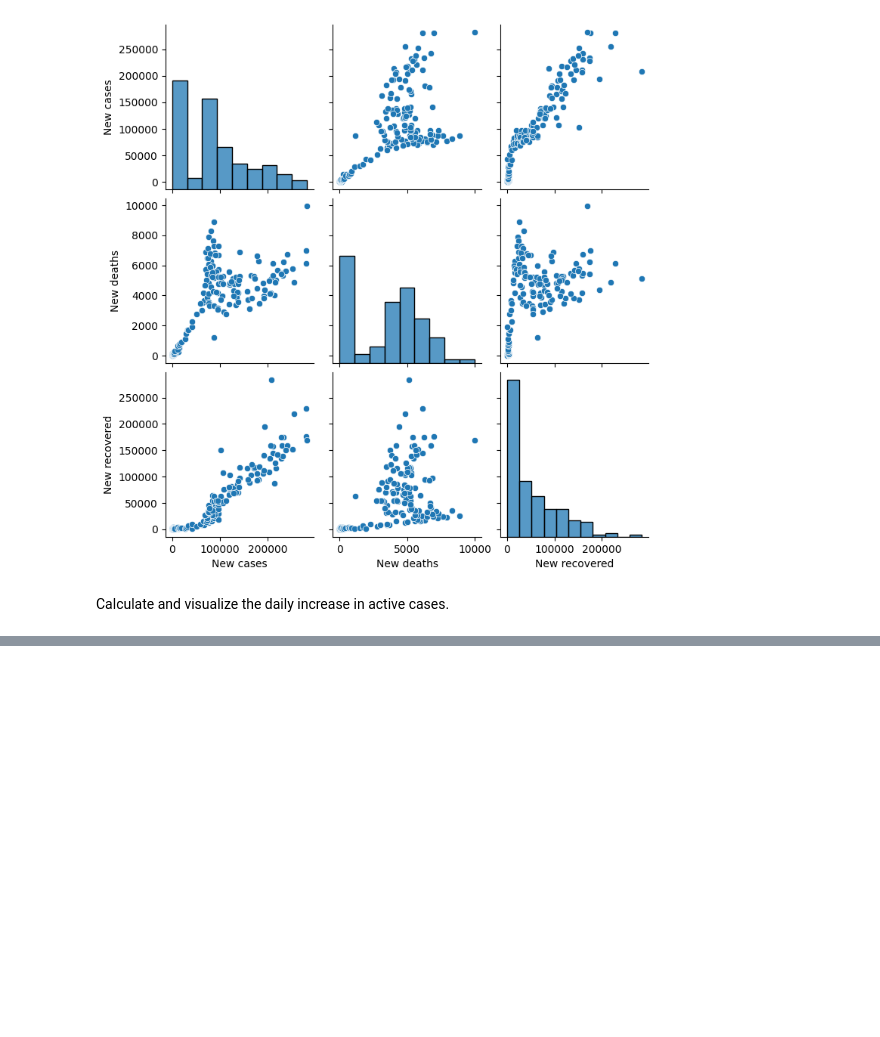
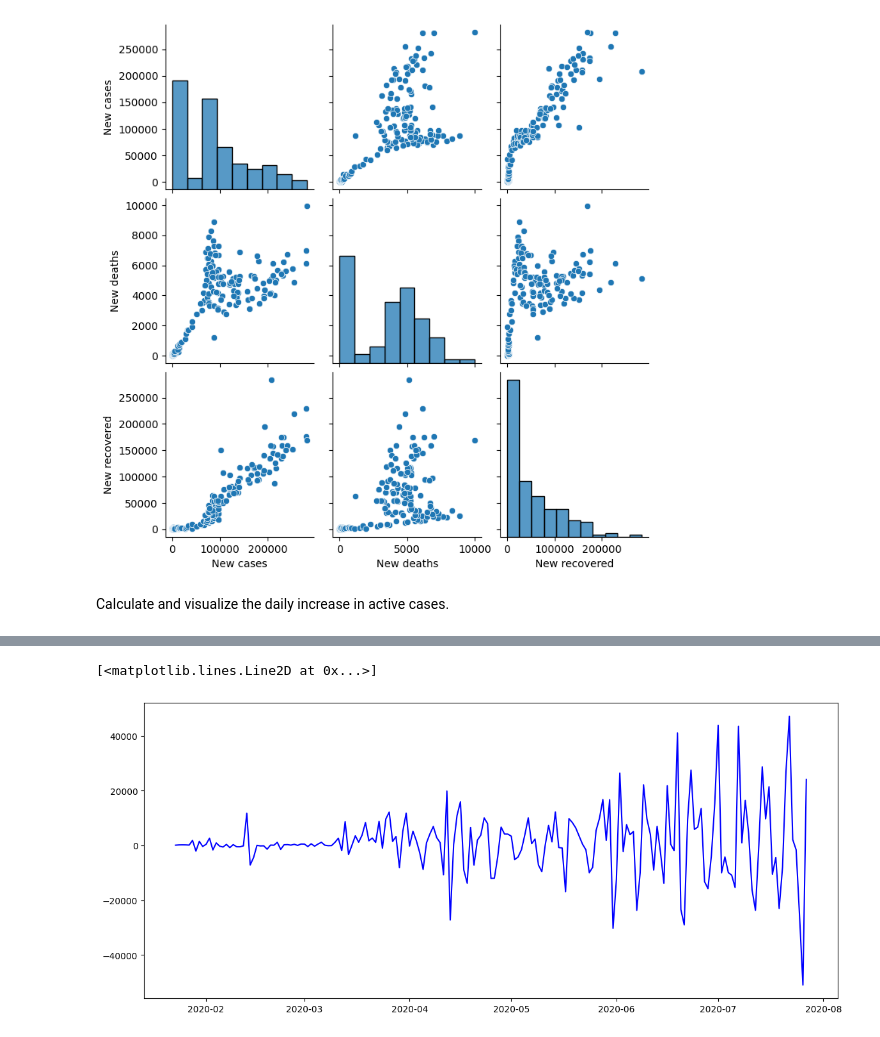
Before and after one commit to akxiit/Normal-Data-Visulization, a Jupyter notebook: notebooks/Covid-19/Day-wise.ipynb, the cells around one changed output, grey strips where cells are left out. Cells and saved outputs as stored; diff of their text form; code cells hidden in the pictures; blank space fills up the shorter version.

```diff
--- a/notebooks/Covid-19/Day-wise.ipynb
+++ b/notebooks/Covid-19/Day-wise.ipynb
@@ -193,3 +193,6 @@ sns.pairplot(df[['New cases', 'New deaths', 'New recovered']])
 [figure]
 # %% [markdown]
 Calculate and visualize the daily increase in active cases.
+# %%
+df['Daily Increase in Cases'] = df['New cases'].diff()
+df[['Date', 'Daily Increase in Cases']].reset_index(drop=True)
@@ -195,0 +213,6 @@ Calculate and visualize the daily increase in active cases.
+# %%
+plt.figure(figsize=(14, 6))
+plt.plot(df['Date'], df['Daily Increase in Cases'], linestyle='-', color='b')
+# %% [output]
+[<matplotlib.lines.Line2D at 0x...>]
+[figure, added]
```
Also changed, not shown: parts of 1 cell of this notebook.
